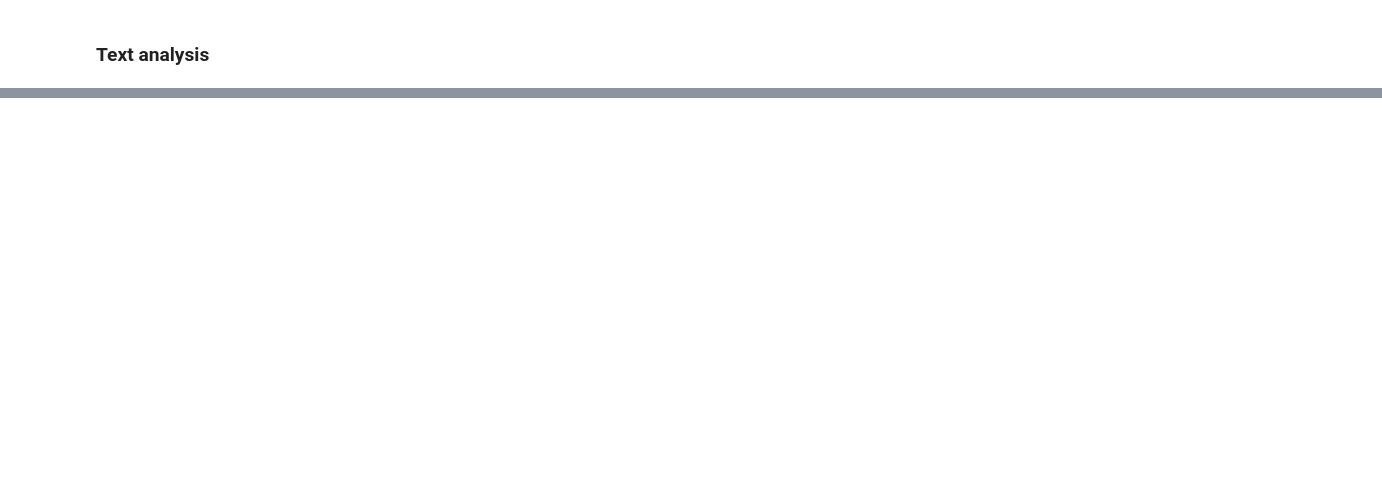
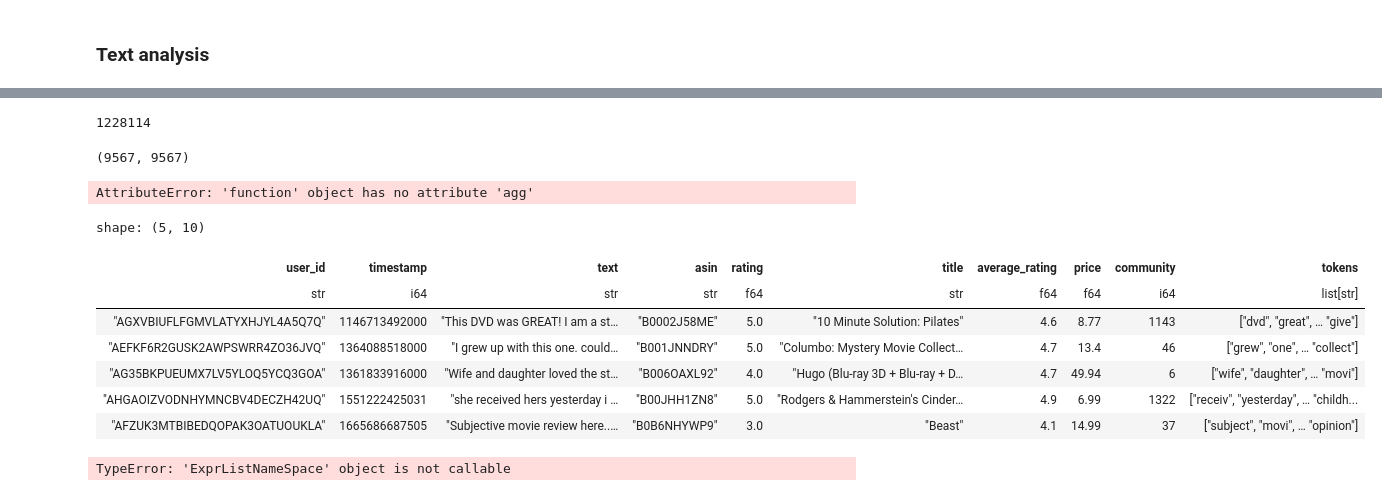
Before and after one commit to runeharlyk/CSS-02467-exam-project, a Jupyter notebook: Part 1.ipynb, the cells around one changed output, grey strips where cells are left out. Drawn from its saved outputs; the diff is of its cells as text; code cells hidden in the pictures; blank space fills up the shorter version.

Commit message:
Adds tokenization

```diff
--- a/Part 1.ipynb
+++ b/Part 1.ipynb
@@ -374,7 +381,8 @@ community_df = pl.DataFrame([
     for k, v in movie_to_community.items()
 ])
 
-if "community" in df.columns:
-    df = df.drop("community")
+if "community" in filtered_df.columns:
+    filtered_df = filtered_df.drop("community")
 
-df = df.join(community_df, on="asin", how="left")
+filtered_df = filtered_df.join(community_df, on="asin", how="left")
+filtered_df.limit(5)
@@ -381,3 +398,13 @@ df = df.join(community_df, on="asin", how="left")
+# %%
+filtered_df.filter(pl.col("community").is_null()).height
+# %% [output]
+1228114
+# %%
+filtered_df = filtered_df.filter(pl.col("community").is_not_null())
+# %%
+sum(list(map(len, communities))), len(G.nodes)
+# %% [output]
+(9567, 9567)
 # %%
 # Tokenize and stemming reviews
 stemmer = PorterStemmer()
@@ -399,0 +424,32 @@ def tokenize(text, stem=True):
+# %%
+filtered_df = filtered_df.with_columns(
+    pl.Series("tokens", [tokenize(x) for x in filtered_df["text"]])
+)
+# %% [output]
+AttributeError: 'function' object has no attribute 'agg'
+# %%
+filtered_df.limit(5)
+# %% [output]
+shape: (5, 10)
+| user_id | timestamp | text | asin | rating | title | average_rating | price | community | tokens |
+| str | i64 | str | str | f64 | str | f64 | f64 | i64 | list[str] |
+| "AGXVBIUFLFGMVLATYXHJYL4A5Q7Q" | 1146713492000 | "This DVD was GREAT! I am a st… | "B0002J58ME" | 5.0 | "10 Minute Solution: Pilates" | 4.6 | 8.77 | 1143 | ["dvd", "great", … "give"] |
+| "AEFKF6R2GUSK2AWPSWRR4ZO36JVQ" | 1364088518000 | "I grew up with this one. could… | "B001JNNDRY" | 5.0 | "Columbo: Mystery Movie Collect… | 4.7 | 13.4 | 46 | ["grew", "one", … "collect"] |
+| "AG35BKPUEUMX7LV5YLOQ5YCQ3GOA" | 1361833916000 | "Wife and daughter loved the st… | "B006OAXL92" | 4.0 | "Hugo (Blu-ray 3D + Blu-ray + D… | 4.7 | 49.94 | 6 | ["wife", "daughter", … "movi"] |
+| "AHGAOIZVODNHYMNCBV4DECZH42UQ" | 1551222425031 | "she received hers yesterday i … | "B00JHH1ZN8" | 5.0 | "Rodgers & Hammerstein's Cinder… | 4.9 | 6.99 | 1322 | ["receiv", "yesterday", … "childh... |
+| "AFZUK3MTBIBEDQOPAK3OATUOUKLA" | 1665686687505 | "Subjective movie review here..… | "B0B6NHYWP9" | 3.0 | "Beast" | 4.1 | 14.99 | 37 | ["subject", "movi", … "opinion"] |
+# %%
+def flatten(x):
+    return [item for sub in x for item in sub]
+
+(
+    filtered_df.group_by('community')
+    .agg(pl.col('tokens').list().apply(flatten).alias('com_tokens'))
+)
+
+# .agg(pl.col("values").list())
+#     .with_columns(
+#         pl.col("values").apply(flatten)
+#     )
+# %% [output]
+TypeError: 'ExprListNameSpace' object is not callable
```
Also changed, not shown: parts of 13 cells of this notebook.
